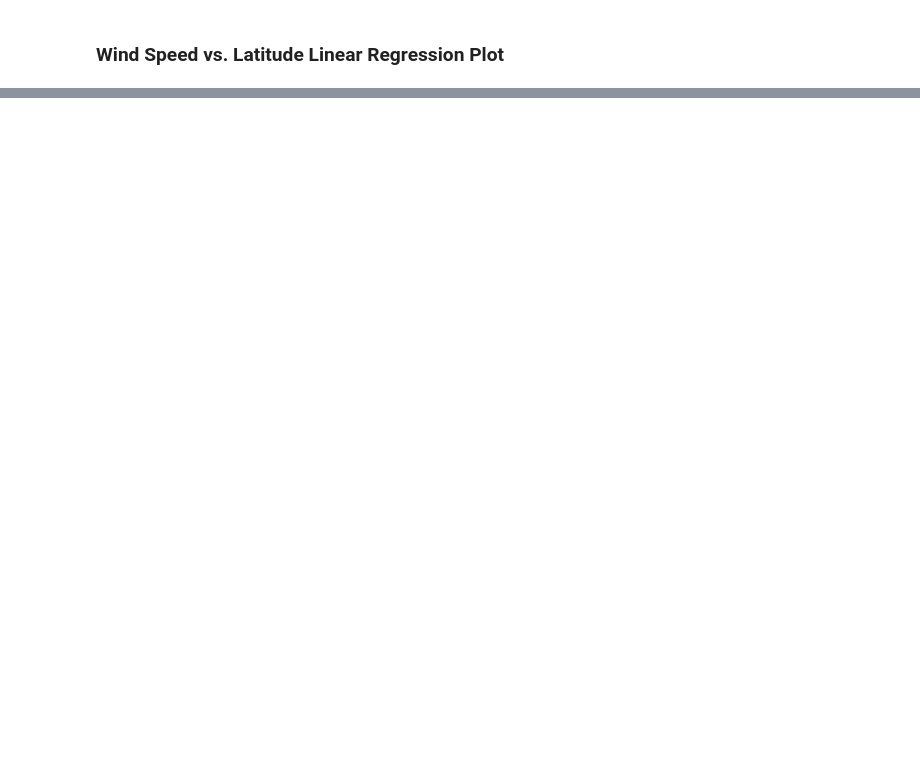
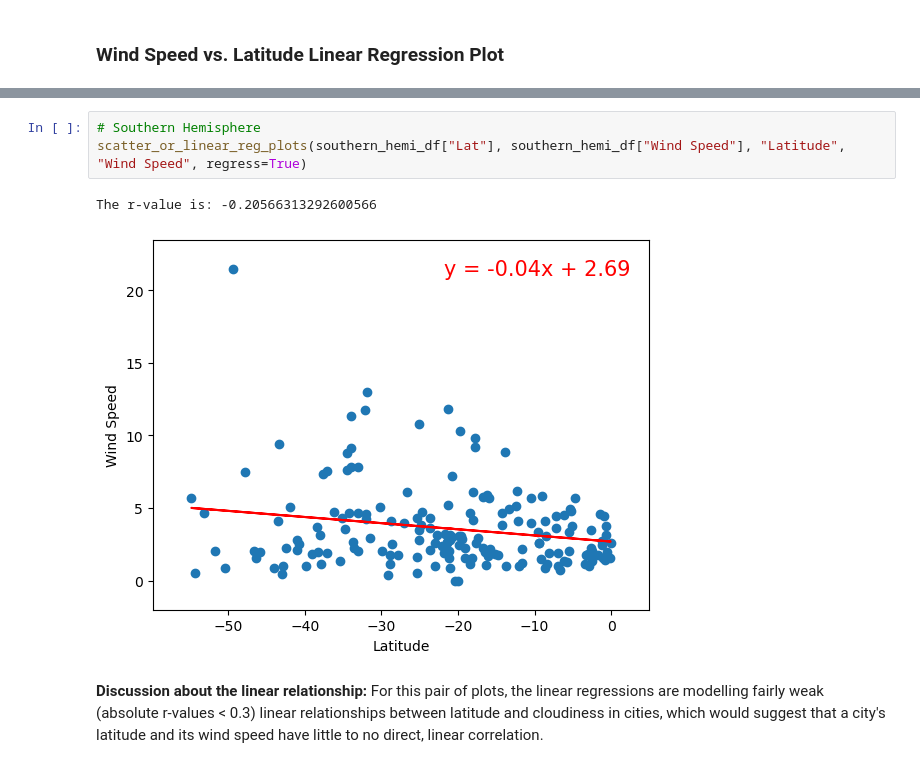
Before and after one commit to Julian-Panditharatne/python-api-challenge, a Jupyter notebook: WeatherPy/WeatherPy.ipynb, the cells around one changed output, grey strips where cells are left out. Saved outputs shown, nothing was run; the diff lists cells and outputs as text; blank space fills up the shorter version.

```diff
--- a/WeatherPy/WeatherPy.ipynb
+++ b/WeatherPy/WeatherPy.ipynb
@@ -415,0 +408,8 @@ The r-value is: 0.062239040700515696
+# %%
+# Southern Hemisphere
+scatter_or_linear_reg_plots(southern_hemi_df["Lat"], southern_hemi_df["Wind Speed"], "Latitude", "Wind Speed", regress=True)
+# %% [output]
+The r-value is: -0.20566313292600566
+[figure, added]
+# %% [markdown]
+**Discussion about the linear relationship:** For this pair of plots, the linear regressions are modelling fairly weak (absolute r-values < 0.3) linear relationships between latitude and cloudiness in cities, which would suggest that a city's latitude and its wind speed have little to no direct, linear correlation.
```
Also changed, not shown: parts of 14 cells of this notebook.
